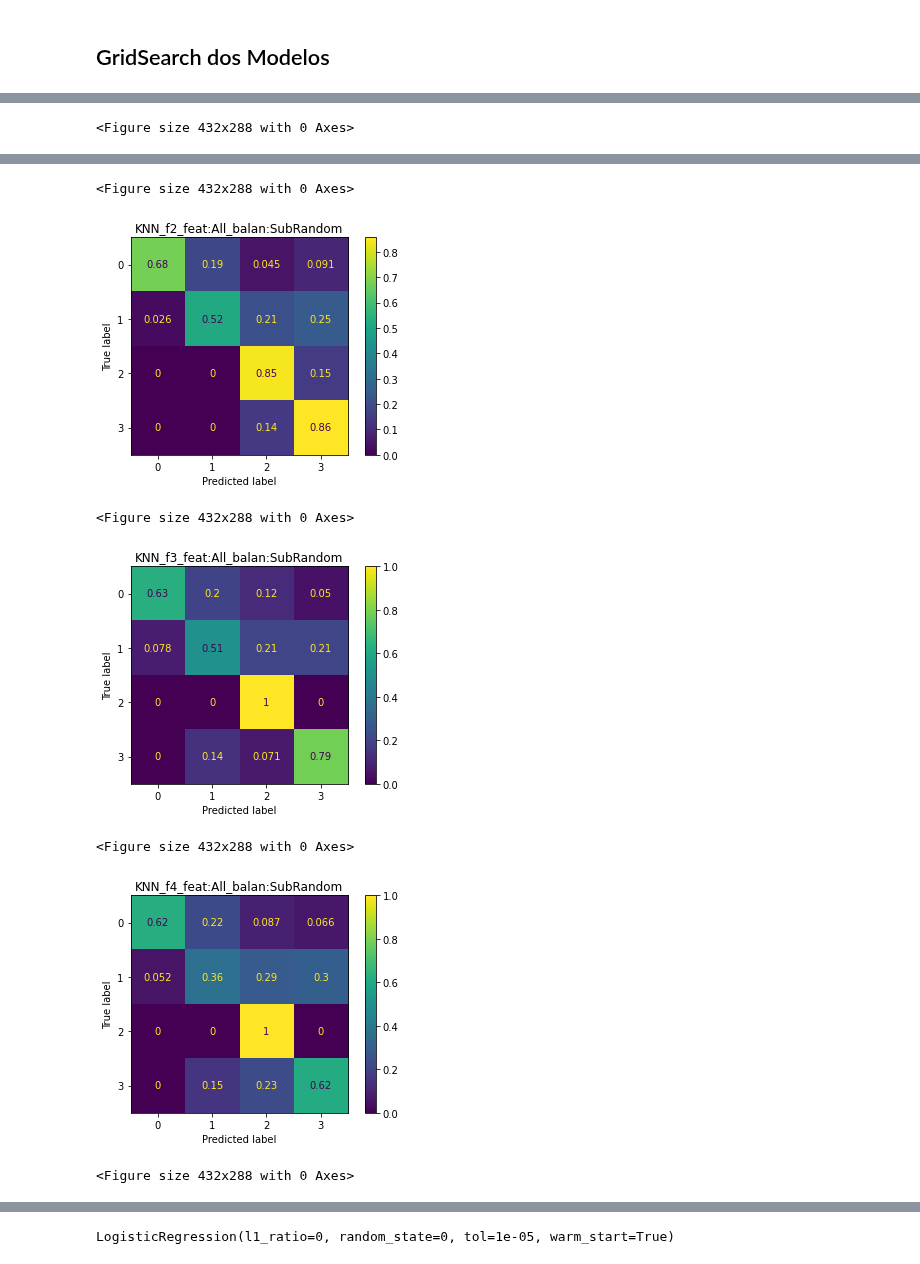
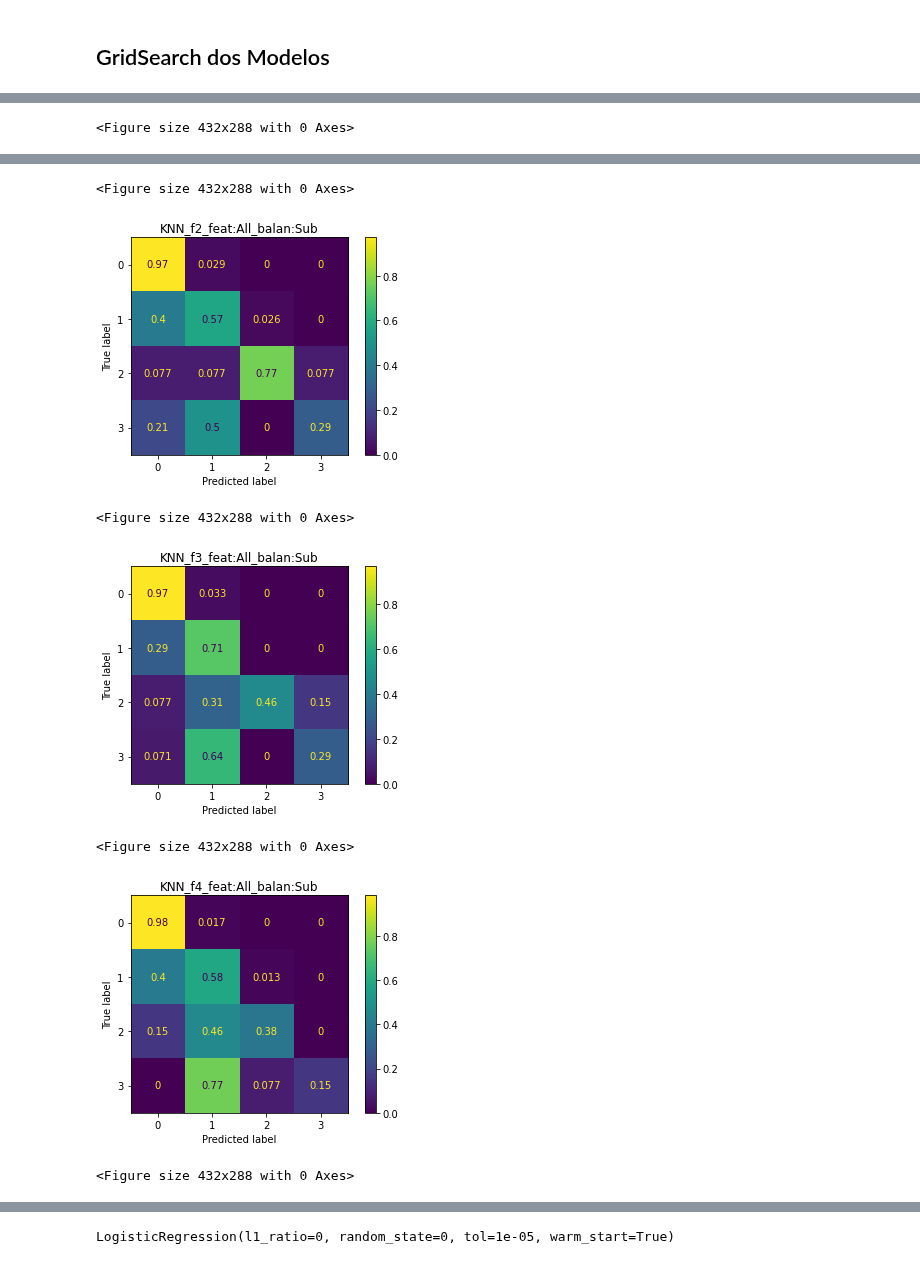
Before and after one commit to lucas-fpaiva/AnalisePred-PES, a Jupyter notebook: Projeto/car_eval/classifier_car.ipynb, the cells around one changed output, grey strips where cells are left out. Saved outputs shown, nothing was run; the diff lists cells and outputs as text; code cells hidden in the pictures.

Commit message:
Adicionado diversos modelos de SubSample

```diff
--- a/Projeto/car_eval/classifier_car.ipynb
+++ b/Projeto/car_eval/classifier_car.ipynb
@@ -231,23 +231,29 @@ def select_feat(x_treino,y_treino,model,n,features):
 
 
 from imblearn.over_sampling import SMOTE
-from imblearn.under_sampling import ClusterCentroids, RandomUnderSampler
+from imblearn.under_sampling import ClusterCentroids, RandomUnderSampler, EditedNearestNeighbours, TomekLinks
 
 def balan_func(X, y,balan_name):
   #['No','Sub', 'Over', 'Hybrid']
   if balan_name == 'No':
     x_treino, y_treino = treino[features],treino['class']
 
-  elif balan_name == 'SubKmeans': ## Falta atualizar
-    cc = ClusterCentroids(sampling_strategy='not minority', random_state=0)
-    x_treino, y_treino = cc.fit_resample(X, y)
+  elif balan_name == 'Sub': ## Falta atualizar
+    tl = TomekLinks(sampling_strategy='not minority')
+    #enn = EditedNearestNeighbours(sampling_strategy='not minority')
+    x_treino, y_treino = tl.fit_resample(X, y)
+    print(x_treino.shape,y_treino.shape)
 
-  elif balan_name == 'SubRandom':
-    rus = RandomUnderSampler(sampling_strategy='not minority', replacement=True, random_state=0) #replacement considera independentemente cada classe
-    x_treino, y_treino = rus.fit_resample(X, y)
+  # elif balan_name == 'SubKmeans': ## Falta atualizar
+  #   cc = ClusterCentroids(sampling_strategy='not minority', random_state=0)
+  #   x_treino, y_treino = cc.fit_resample(X, y)
+
+  # elif balan_name == 'SubRandom':
+  #   rus = RandomUnderSampler(sampling_strategy='not minority', replacement=True, random_state=0) #replacement considera independentemente cada classe
+  #   x_treino, y_treino = rus.fit_resample(X, y)
 
   elif balan_name == 'Over': ## Falta atualizar
-    x_treino, y_treino = SMOTE().fit_resample(X, y)
+    x_treino, y_treino = SMOTE(sampling_strategy='not majority').fit_resample(X, y)
     print(x_treino.shape,y_treino.shape)
 
   elif balan_name == 'Hybrid': ## Falta atualizar
@@ -284,7 +290,7 @@ data.head()
 # %%
 data_results = pd.DataFrame([],columns=['Acurácia', 'F1-Score', 'ROC-AUC', 'Fold','Modelo','Parâmetros',"Balanceamento","N_feat","Features"])
 models = ["KNN"]#["KNN", "RL", "BNB", "DT", "PMC",  "RF", "GB"] #"KNN",
-balances = ['SubRandom']#['No','Sub', 'Over', 'Hybrid']
+balances = ['Sub']#['No','Sub', 'Over', 'Hybrid']
 n_features = ["All"]#["All",16,11,6]#"All",
 
 for name_model in models:
@@ -383,7 +389,7 @@ Fold 5 [0.6231884057971014, 0.4798966974547654, 0.8584328781873796]
 <Figure size 432x288 with 0 Axes>
-[figure, old version]
+[figure, new version]
 <Figure size 432x288 with 0 Axes>
-[figure, old version]
+[figure, new version]
 <Figure size 432x288 with 0 Axes>
-[figure, old version]
+[figure, new version]
 <Figure size 432x288 with 0 Axes>
```
Also changed, not shown: parts of 1 cell of this notebook.
